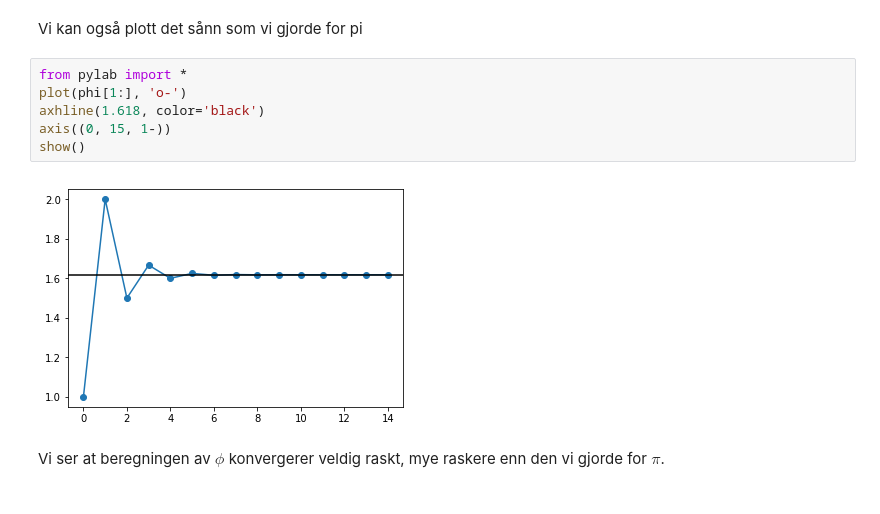
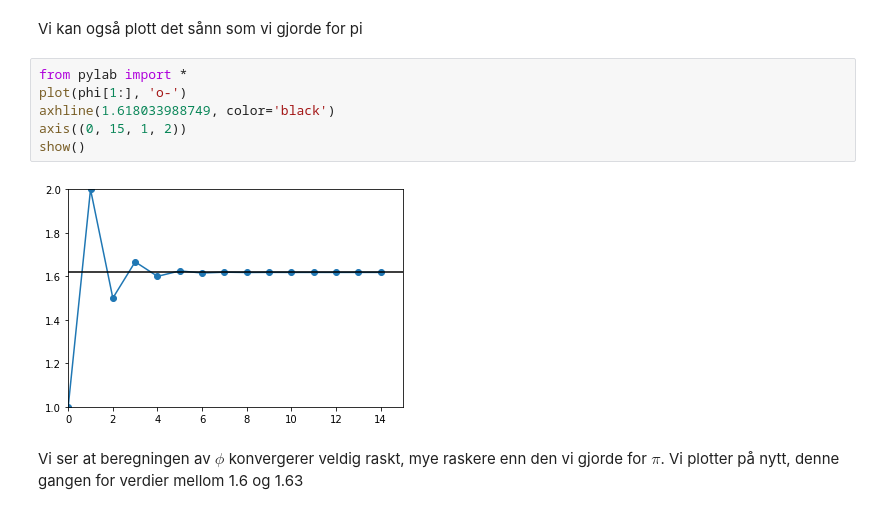
Before and after one commit to jvbrink/pilot, a Jupyter notebook: Faglige Opplegg/Opplegg 3 - Tallmønstre og geometri.ipynb, the cells around one changed output. Drawn from its saved outputs; the diff is of its cells as text.

```diff
--- a/Faglige Opplegg/Opplegg 3 - Tallmønstre og geometri.ipynb
+++ b/Faglige Opplegg/Opplegg 3 - Tallmønstre og geometri.ipynb
@@ -796,10 +790,10 @@ Vi kan også plott det sånn som vi gjorde for pi
 # %%
 from pylab import *
 plot(phi[1:], 'o-')
-axhline(1.618, color='black')
-axis((0, 15, 1-))
+axhline(1.618033988749, color='black')
+axis((0, 15, 1, 2))
 show()
 # %% [output]
-[figure, old version]
+[figure, new version]
 # %% [markdown]
-Vi ser at beregningen av $\phi$ konvergerer veldig raskt, mye raskere enn den vi gjorde for $\pi$.
+Vi ser at beregningen av $\phi$ konvergerer veldig raskt, mye raskere enn den vi gjorde for $\pi$. Vi plotter på nytt, denne gangen for verdier mellom 1.6 og 1.63
```
Also changed, not shown: parts of 23 cells of this notebook, 33 other files.
